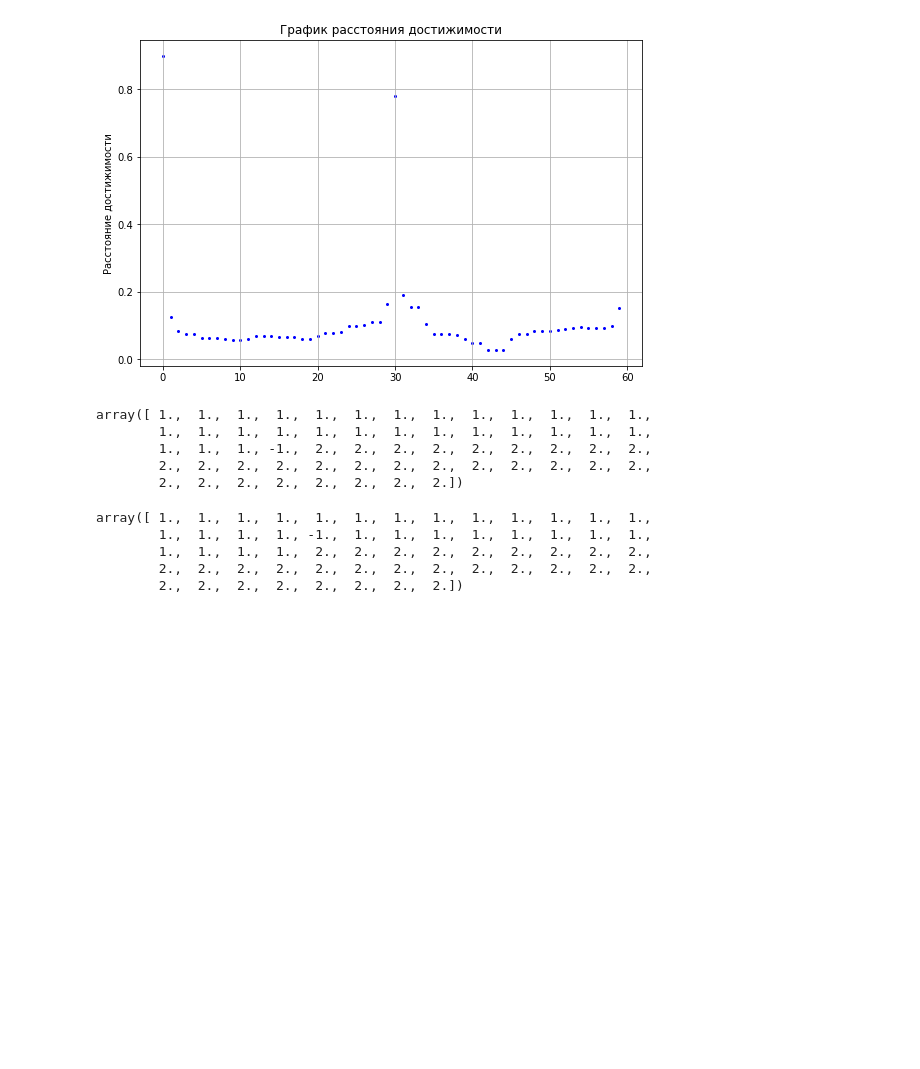
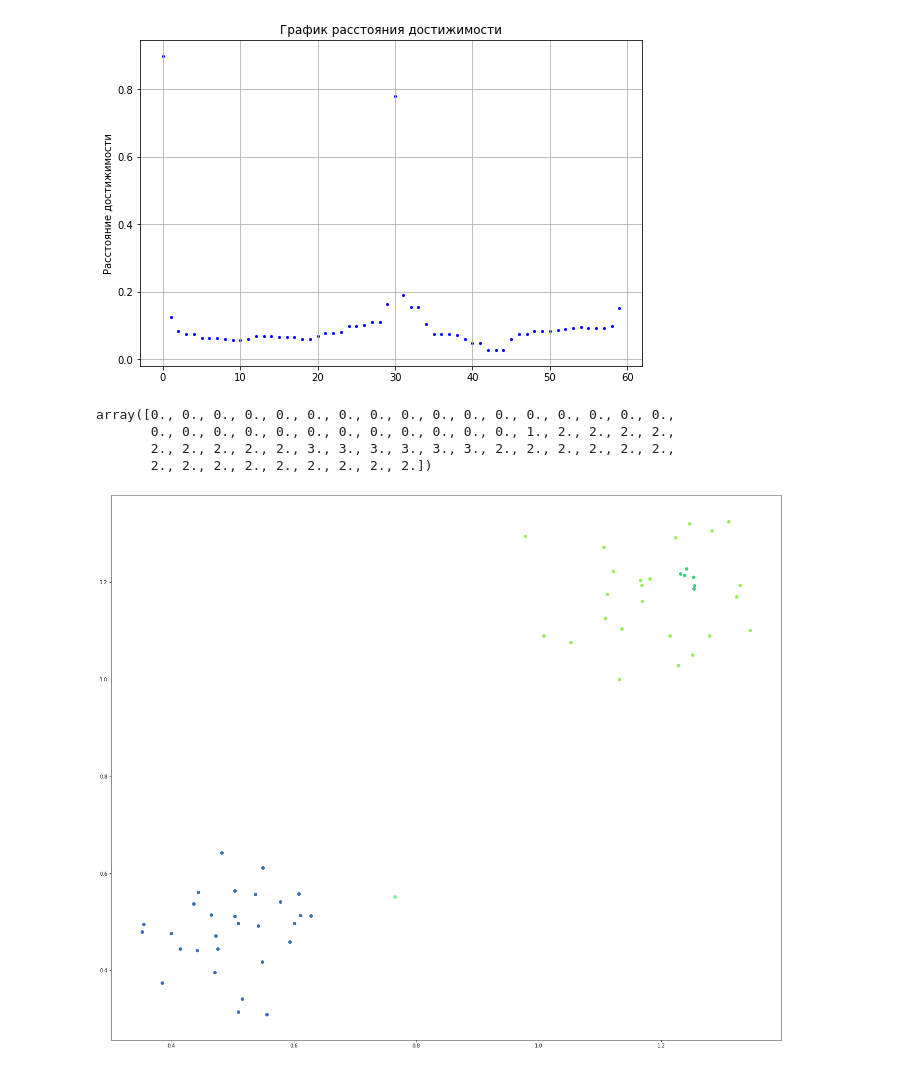
Before and after one commit to cassowary-bird/for_study, a Jupyter notebook: naive_OPTICS.ipynb, the cells around one changed output. Cells and saved outputs as stored; diff of their text form; code cells hidden in the pictures; blank space fills up the shorter version.

```diff
--- a/naive_OPTICS.ipynb
+++ b/naive_OPTICS.ipynb
@@ -388,19 +343,21 @@ plt.show()
 # %% [output]
 [figure]
 # %%
-ind_cl = np.concatenate([np.ones((29)), np.array([-1]), np.ones((30))*2])
+ind_cl = np.concatenate([np.zeros((29)), np.array([1]), np.ones((9))*2, np.ones(6)*3, np.ones((15))*2])
 ind_cl
 # %% [output]
-array([ 1.,  1.,  1.,  1.,  1.,  1.,  1.,  1.,  1.,  1.,  1.,  1.,  1.,
-        1.,  1.,  1.,  1.,  1.,  1.,  1.,  1.,  1.,  1.,  1.,  1.,  1.,
-        1.,  1.,  1., -1.,  2.,  2.,  2.,  2.,  2.,  2.,  2.,  2.,  2.,
-        2.,  2.,  2.,  2.,  2.,  2.,  2.,  2.,  2.,  2.,  2.,  2.,  2.,
-        2.,  2.,  2.,  2.,  2.,  2.,  2.,  2.])
+array([0., 0., 0., 0., 0., 0., 0., 0., 0., 0., 0., 0., 0., 0., 0., 0., 0.,
+       0., 0., 0., 0., 0., 0., 0., 0., 0., 0., 0., 0., 1., 2., 2., 2., 2.,
+       2., 2., 2., 2., 2., 3., 3., 3., 3., 3., 3., 2., 2., 2., 2., 2., 2.,
+       2., 2., 2., 2., 2., 2., 2., 2., 2.])
-# %%
-ind_cl[order]
-# %% [output]
-array([ 1.,  1.,  1.,  1.,  1.,  1.,  1.,  1.,  1.,  1.,  1.,  1.,  1.,
-        1.,  1.,  1.,  1., -1.,  1.,  1.,  1.,  1.,  1.,  1.,  1.,  1.,
-        1.,  1.,  1.,  1.,  2.,  2.,  2.,  2.,  2.,  2.,  2.,  2.,  2.,
-        2.,  2.,  2.,  2.,  2.,  2.,  2.,  2.,  2.,  2.,  2.,  2.,  2.,
-        2.,  2.,  2.,  2.,  2.,  2.,  2.,  2.])
+# %%
+num_cl = np.unique(ind_cl).shape[0]
+colors_array = np.random.rand(num_cl, 3)
+colors_tuple = list(map(tuple, colors_array[:]))
+
+fig, ax = plt.subplots(figsize=(24, 20))
+
+for ind, cl in zip(order, ind_cl):
+    ax.scatter(data[ind, 0], data[ind, 1], c = [colors_tuple[int(cl)]])
+# %% [output]
+[figure, added]
```
Also changed, not shown: parts of 14 cells of this notebook.
